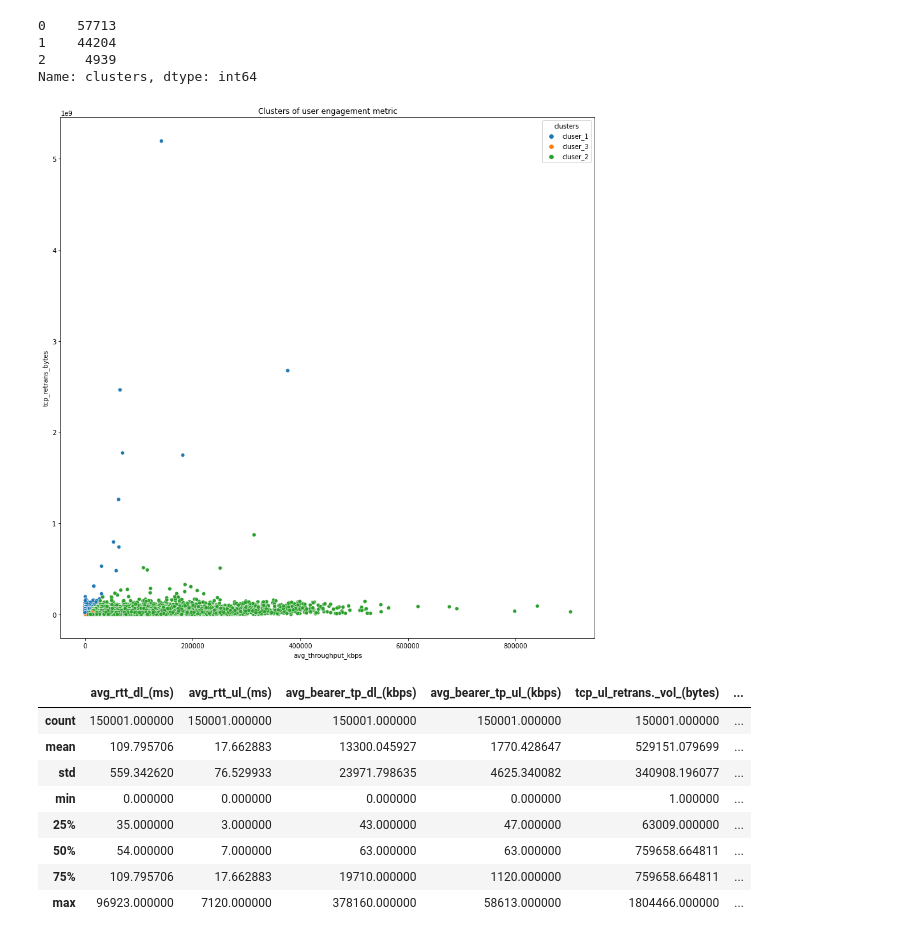
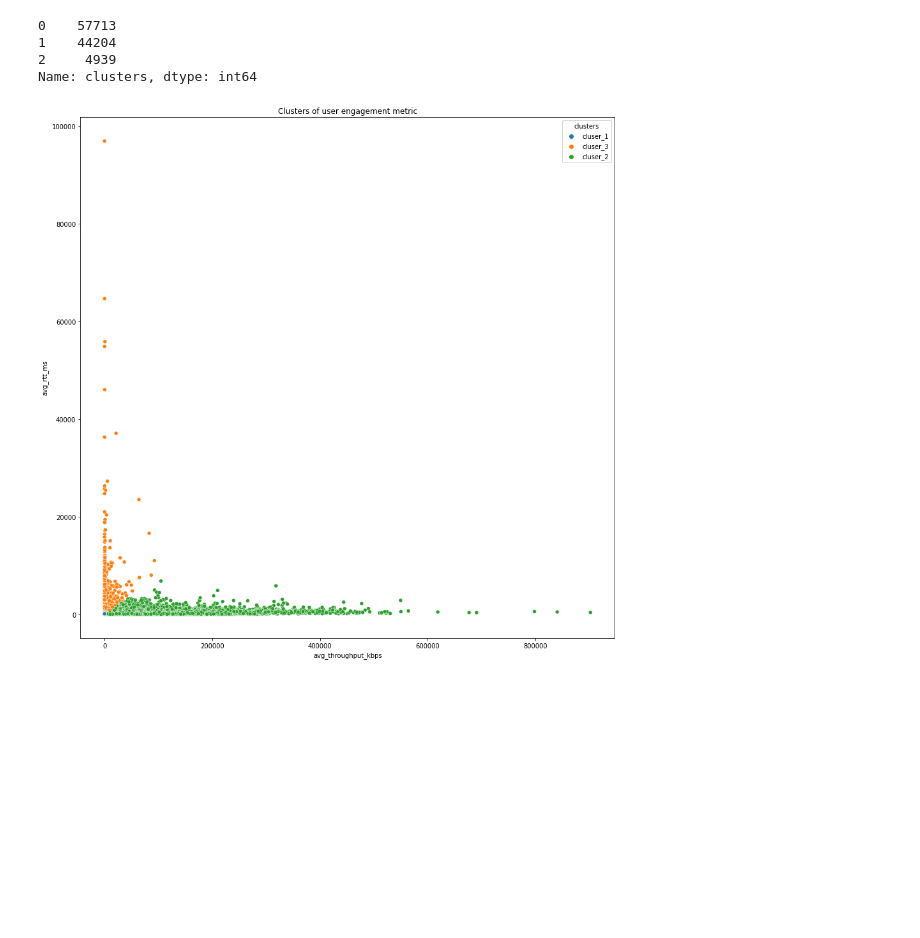
Before and after one commit to daniEL2371/telecom_data_analysis, a Jupyter notebook: Notebooks/ExperienceAnalytics.ipynb, the cells around one changed output. Drawn from its saved outputs; the diff is of its cells as text; code cells hidden in the pictures; blank space fills up the shorter version.

Commit message:
clustering done for task 4

```diff
--- a/Notebooks/ExperienceAnalytics.ipynb
+++ b/Notebooks/ExperienceAnalytics.ipynb
@@ -471,24 +433,14 @@ Name: clusters, dtype: int64
 # %%
 labels = ['cluser_1', 'cluser_2', 'cluser_3']
 
 experience_metrics_with_cluster['clusters']  = experience_metrics_with_cluster['clusters'].map(lambda x:
                                                                                              cluser_label(x, labels))
 
 plt.figure(figsize=(15,15))
 
-sns.scatterplot(x = 'avg_throughput_kbps', y='tcp_retrans_bytes',
+sns.scatterplot(x = 'avg_throughput_kbps', y='avg_rtt_ms',
                 hue='clusters', data=experience_metrics_with_cluster).set_title('Clusters of user engagement metric')
 
 plt.show()
-engagment_metrics_with_cluster.describe()
 # %% [output]
-[figure, old version]
+[figure, new version]
-|  | avg_rtt_dl_(ms) | avg_rtt_ul_(ms) | avg_bearer_tp_dl_(kbps) | avg_bearer_tp_ul_(kbps) | tcp_ul_retrans._vol_(bytes) | ... |
-| count | 150001.000000 | 150001.000000 | 150001.000000 | 150001.000000 | 150001.000000 | ... |
-| mean | 109.795706 | 17.662883 | 13300.045927 | 1770.428647 | 529151.079699 | ... |
-| std | 559.342620 | 76.529933 | 23971.798635 | 4625.340082 | 340908.196077 | ... |
-| min | 0.000000 | 0.000000 | 0.000000 | 0.000000 | 1.000000 | ... |
-| 25% | 35.000000 | 3.000000 | 43.000000 | 47.000000 | 63009.000000 | ... |
-| 50% | 54.000000 | 7.000000 | 63.000000 | 63.000000 | 759658.664811 | ... |
-| 75% | 109.795706 | 17.662883 | 19710.000000 | 1120.000000 | 759658.664811 | ... |
-| max | 96923.000000 | 7120.000000 | 378160.000000 | 58613.000000 | 1804466.000000 | ... |
```
Also changed, not shown: parts of 2 cells of this notebook.
